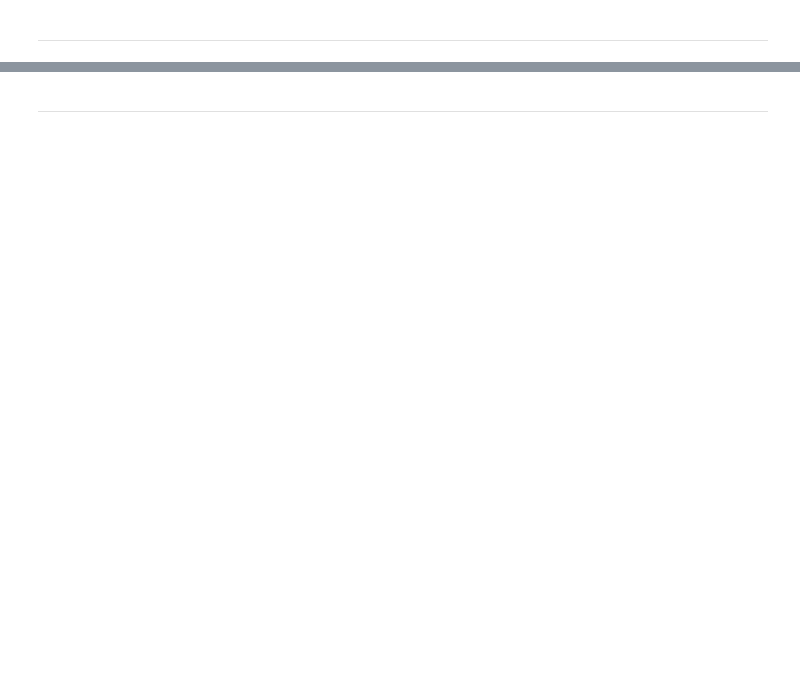
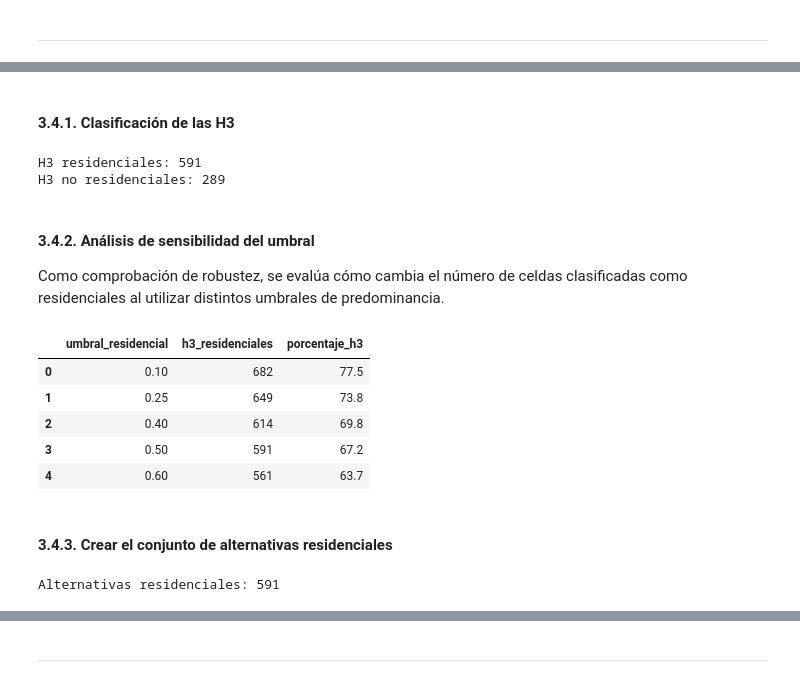
Before and after one commit to leocastrosalas/EMLU, a Jupyter notebook: lab_04/lab_04.ipynb, the cells around one changed output, grey strips where cells are left out. Cells and saved outputs as stored; diff of their text form; code cells hidden in the pictures; blank space fills up the shorter version.

```diff
--- a/lab_04/lab_04.ipynb
+++ b/lab_04/lab_04.ipynb
@@ -78,0 +572,68 @@ Successfully installed xlogit-0.2.7
+# %% [markdown]
+#### 3.4.1. Clasificación de las H3
+# %%
+# Clasificar las H3 según predominancia de superficie residencial
+
+h3_factibilidad['residencial_predominante'] = (
+    h3_factibilidad['prop_residencial'] >= 0.50
+).astype(int)
+
+print(
+    "H3 residenciales:",
+    h3_factibilidad['residencial_predominante'].sum()
+)
+
+print(
+    "H3 no residenciales:",
+    (h3_factibilidad['residencial_predominante'] == 0).sum()
+)
+# %% [output]
+H3 residenciales: 591
+H3 no residenciales: 289
+# %% [markdown]
+#### 3.4.2. Análisis de sensibilidad del umbral
+Como comprobación de robustez, se evalúa cómo cambia el número de celdas clasificadas como residenciales al utilizar distintos umbrales de predominancia.
+# %%
+# Evaluar distintos umbrales de superficie residencial
+
+umbrales = [0.10, 0.25, 0.40, 0.50, 0.60]
+
+resultados_umbral = []
+
+for umbral in umbrales:
+
+    n_h3 = (
+        h3_factibilidad['prop_residencial'] >= umbral
+    ).sum()
+
+    resultados_umbral.append({
+        'umbral_residencial': umbral,
+        'h3_residenciales': n_h3,
+        'porcentaje_h3': round(
+            n_h3 / len(h3_factibilidad) * 100,
+            1
+        )
+    })
+
+sensibilidad_umbral = pd.DataFrame(resultados_umbral)
+
+display(sensibilidad_umbral)
+# %% [output]
+|  | umbral_residencial | h3_residenciales | porcentaje_h3 |
+| 0 | 0.10 | 682 | 77.5 |
+| 1 | 0.25 | 649 | 73.8 |
+| 2 | 0.40 | 614 | 69.8 |
+| 3 | 0.50 | 591 | 67.2 |
+| 4 | 0.60 | 561 | 63.7 |
+# %% [markdown]
+#### 3.4.3. Crear el conjunto de alternativas residenciales
+# %%
+# Seleccionar las H3 clasificadas como residenciales
+
+h3_residenciales = h3_factibilidad[
+    h3_factibilidad['residencial_predominante'] == 1
+].copy()
+
+print("Alternativas residenciales:", len(h3_residenciales))
+# %% [output]
+Alternativas residenciales: 591
```
Also changed, not shown: parts of 52 cells of this notebook.
